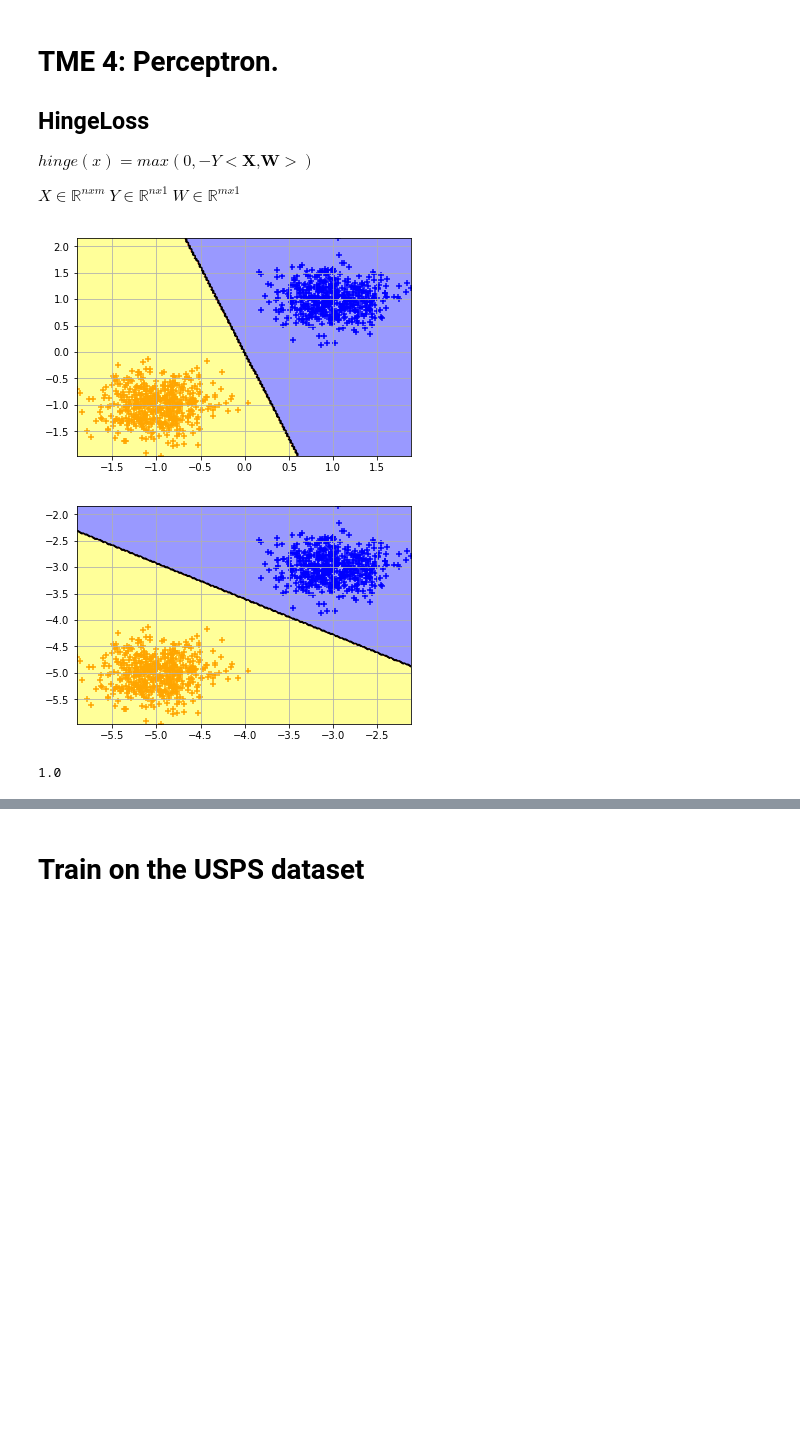
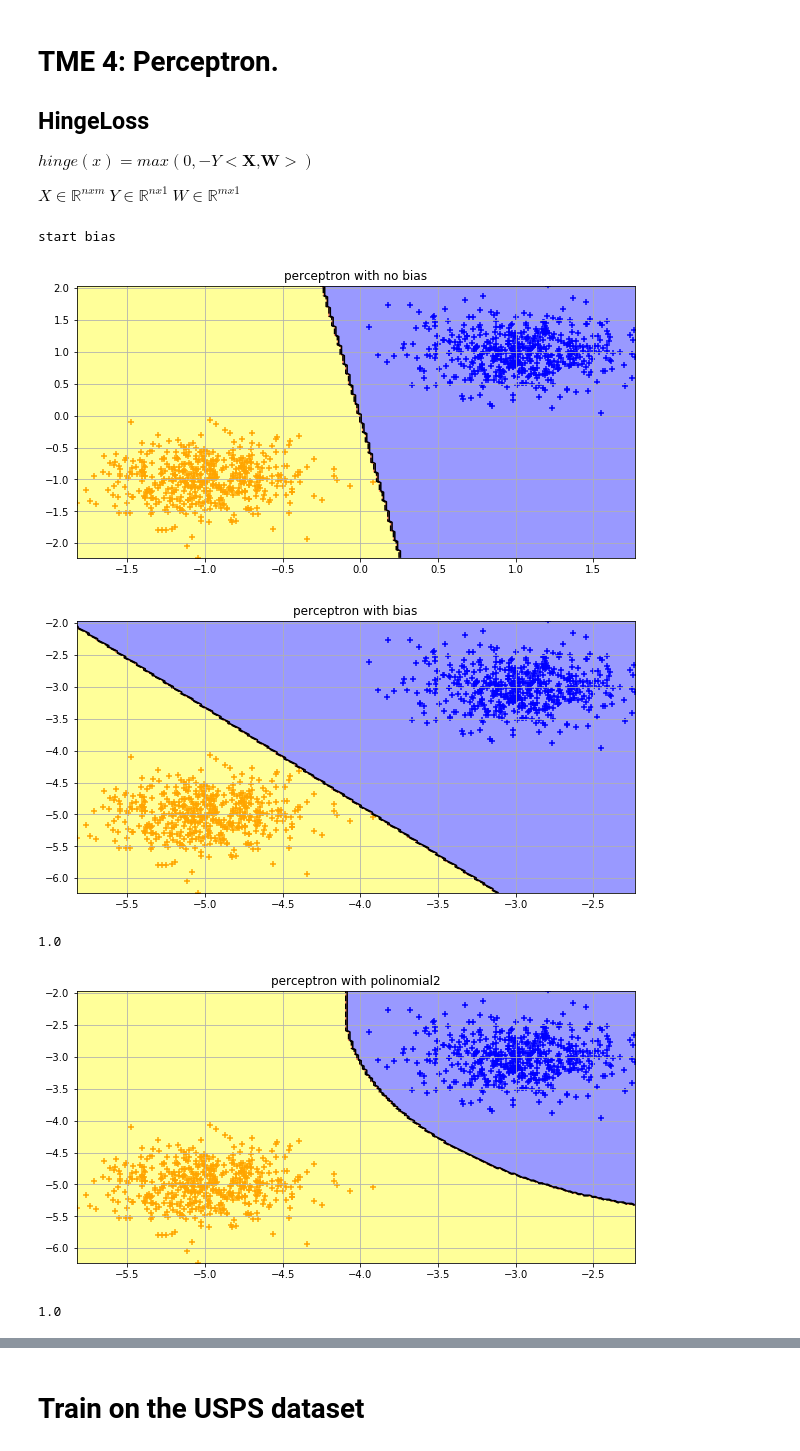
Before and after one commit to marioviti/ARF, a Jupyter notebook: perceptron/TME_4_Perceptron.ipynb, the cells around one changed output, grey strips where cells are left out. Cells and saved outputs as stored; diff of their text form; code cells hidden in the pictures; blank space fills up the shorter version.

```diff
--- a/perceptron/TME_4_Perceptron.ipynb
+++ b/perceptron/TME_4_Perceptron.ipynb
@@ -149,27 +146,47 @@ class Perceptron(object):
 # %%
 
 datax,datay = arftools.gen_arti()
+
+figure = plt.figure(0,figsize=(10,5))
 
 my_perceptron = Perceptron(hinge_loss,hinge_loss_grad)
 my_perceptron.fit(datax,datay)
 arftools.fig_plot_frontiere(plt,datax,my_perceptron.predict)
 arftools.fig_plot_data(plt,datax,datay)
 plt.grid(True)
-plt.show()
+plt.title('perceptron with no bias')
 
+print 'start bias'
 
-figure = plt.figure()
+figure = plt.figure(1,figsize=(10,5))
 datax = datax-4
 my_perceptron_bias = Perceptron(hinge_loss,hinge_loss_grad)
 my_perceptron_bias.set_kernel('bias')
 my_perceptron_bias.fit(datax,datay)
 arftools.fig_plot_frontiere(plt,datax,my_perceptron_bias.predict)
 arftools.fig_plot_data(plt,datax,datay)
 plt.grid(True)
+plt.title('perceptron with bias')
 plt.show()
 
 print my_perceptron_bias.score(datax,datay)
+
+#datax,datay = arftools.gen_arti()
+figure = plt.figure(1,figsize=(10,5))
+my_perceptron_poly = Perceptron(hinge_loss,hinge_loss_grad)
+my_perceptron_poly.set_kernel('polinomial2')
+my_perceptron_poly.fit(datax,datay)
+arftools.fig_plot_frontiere(plt,datax,my_perceptron_poly.predict)
+arftools.fig_plot_data(plt,datax,datay)
+plt.grid(True)
+plt.title('perceptron with polinomial2')
+plt.show()
+
+print my_perceptron_poly.score(datax,datay)
 # %% [output]
+start bias
-[figure, old version]
+[figure, new version]
-[figure, old version]
+[figure, new version]
-1.0
+1.0
+[figure, added]
+1.0
```
Also changed, not shown: parts of 13 cells of this notebook, 9 other files.
